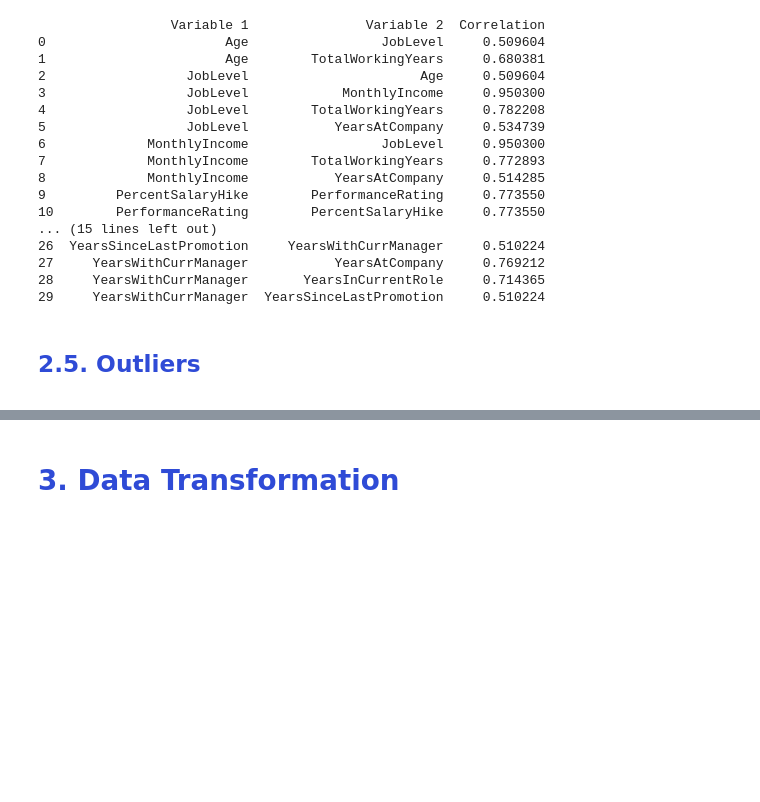
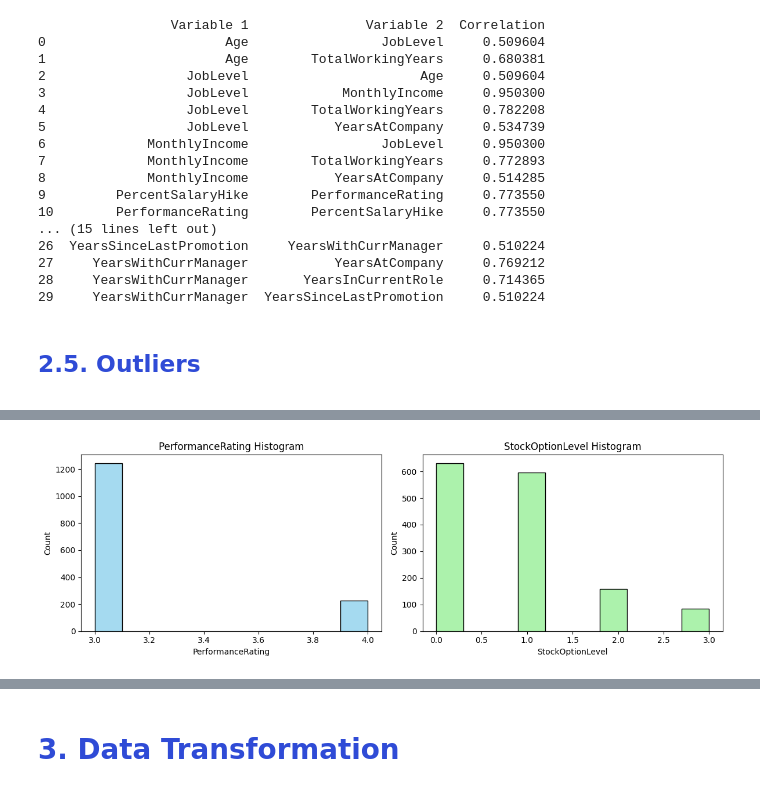
Before and after one commit to deboratcruz11/bootcamp, a Jupyter notebook: HR_Attrition.ipynb, the cells around one changed output, grey strips where cells are left out. Drawn from its saved outputs; the diff is of its cells as text; code cells hidden in the pictures; blank space fills up the shorter version.

```diff
--- a/HR_Attrition.ipynb
+++ b/HR_Attrition.ipynb
@@ -408,0 +459,11 @@ print(strong_corr)
+# %%
+# Histograms for PerformanceRating and StockOptionLevel
+fig, axes = plt.subplots(1, 2, figsize=(12, 4))
+sns.histplot(df['PerformanceRating'], bins=10, ax=axes[0], color='skyblue')
+axes[0].set_title('PerformanceRating Histogram')
+sns.histplot(df['StockOptionLevel'], bins=10, ax=axes[1], color='lightgreen')
+axes[1].set_title('StockOptionLevel Histogram')
+plt.tight_layout()
+plt.show()
+# %% [output]
+[figure, added]
```
Also changed, not shown: parts of 7 cells of this notebook, 1 other file.
